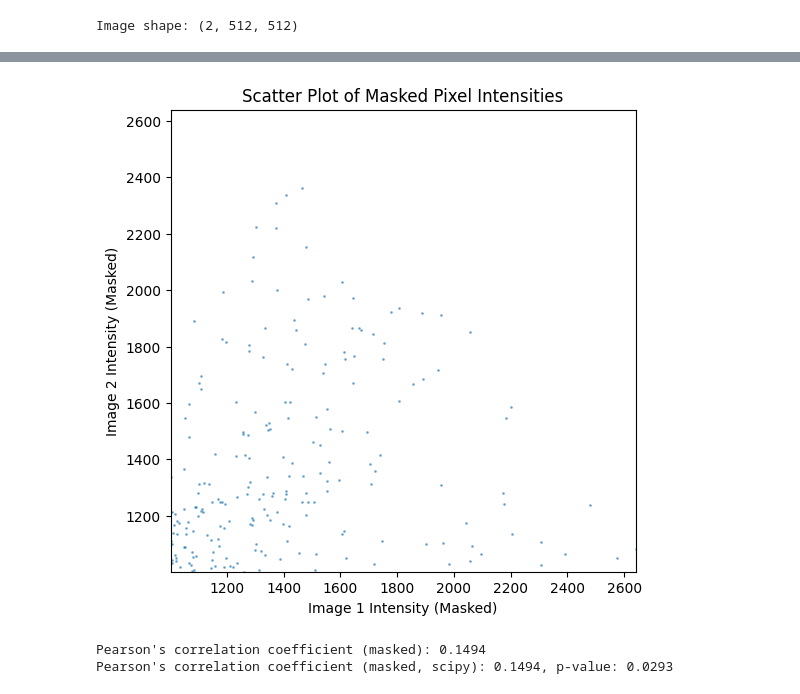
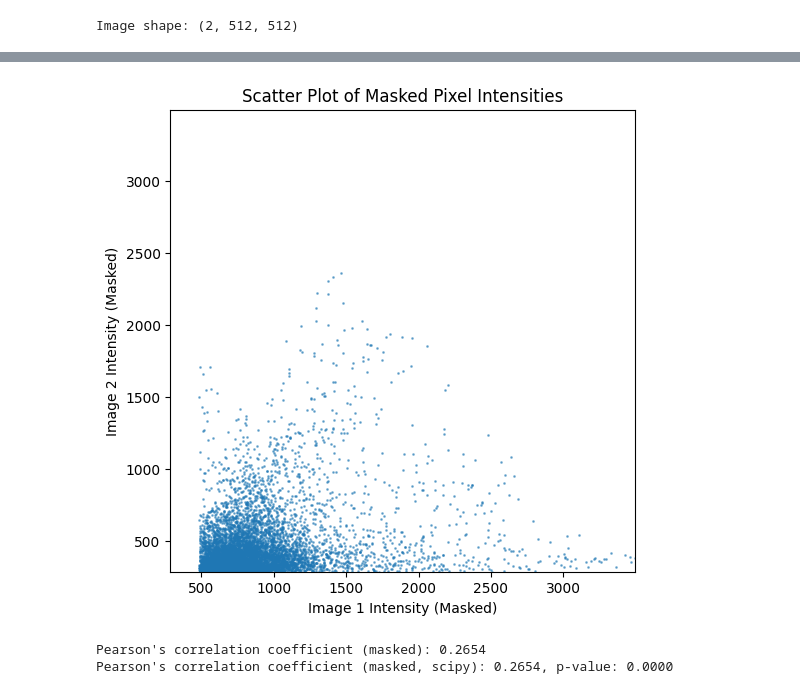
Before and after one commit to tlambert03/bobiac, a Jupyter notebook: content/08_colocalization/pixel_intensity_based_colocalization_pearsons.ipynb, the cells around one changed output, grey strips where cells are left out. Drawn from its saved outputs; the diff is of its cells as text; code cells hidden in the pictures.

Commit message:
wip pearsons

```diff
--- a/content/08_colocalization/pixel_intensity_based_colocalization_pearsons.ipynb
+++ b/content/08_colocalization/pixel_intensity_based_colocalization_pearsons.ipynb
@@ -109,10 +106,7 @@ Pearson's correlation coefficient (scipy): 0.5383, p-value: 0.0000
 # %%
 # calculate pearsons on thresholded images
-
-# image_1_mask = ch1 > threshold_otsu(ch1)
-# image_2_mask = ch2 > threshold_otsu(ch2)
-image_1_mask = ch1 > 1000
-image_2_mask = ch2 > 1000
+image_1_mask = ch1 > threshold_otsu(ch1)
+image_2_mask = ch2 > threshold_otsu(ch2)
 
 # get the overlap mask
 overlap_mask = image_1_mask & image_2_mask
@@ -127,33 +121,33 @@ plt.figure(figsize=(6, 6))
 plt.scatter(image_1_masked.flatten(), image_2_masked.flatten(), s=1, alpha=0.5)
 plt.xlabel("Image 1 Intensity (Masked)")
 plt.ylabel("Image 2 Intensity (Masked)")
 plt.title("Scatter Plot of Masked Pixel Intensities")
 # set both axes to the same range based on the maximum value of the masked images
 max_intensity_masked = max(image_1_masked.max(), image_2_masked.max())
 min_intensity_masked = min(image_1_masked.min(), image_2_masked.min())
 plt.xlim(min_intensity_masked, max_intensity_masked)
 plt.ylim(min_intensity_masked, max_intensity_masked)
 plt.show()
 
 mean_ch1_masked = np.mean(image_1_masked)
 mean_ch2_masked = np.mean(image_2_masked)
 
 numerator_masked = np.sum(
     (image_1_masked - mean_ch1_masked) * (image_2_masked - mean_ch2_masked)
 )
 denominator_masked = np.sqrt(
     np.sum((image_1_masked - mean_ch1_masked) ** 2)
     * np.sum((image_2_masked - mean_ch2_masked) ** 2)
 )
 prs_masked = numerator_masked / denominator_masked
 print(f"Pearson's correlation coefficient (masked): {prs_masked:.4f}")
 
 # Verify with scipy's pearsonr on the same masked data
 pearson_masked_scipy, p_value_masked = pearsonr(image_1_masked, image_2_masked)
 print(
     f"Pearson's correlation coefficient (masked, scipy): {pearson_masked_scipy:.4f}, p-value: {p_value_masked:.4f}"
 )
 # %% [output]
-[figure, old version]
+[figure, new version]
-Pearson's correlation coefficient (masked): 0.1494
-Pearson's correlation coefficient (masked, scipy): 0.1494, p-value: 0.0293
+Pearson's correlation coefficient (masked): 0.2654
+Pearson's correlation coefficient (masked, scipy): 0.2654, p-value: 0.0000
```
Also changed, not shown: parts of 9 cells of this notebook.
